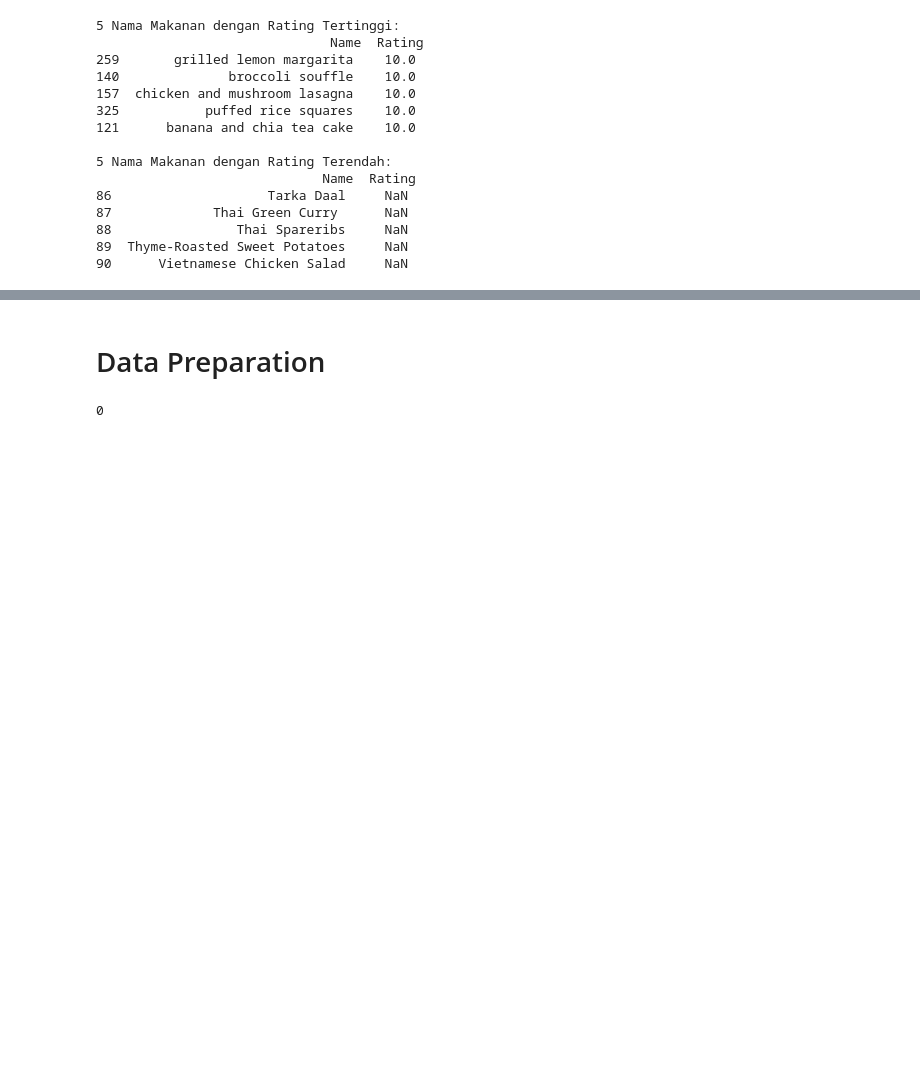
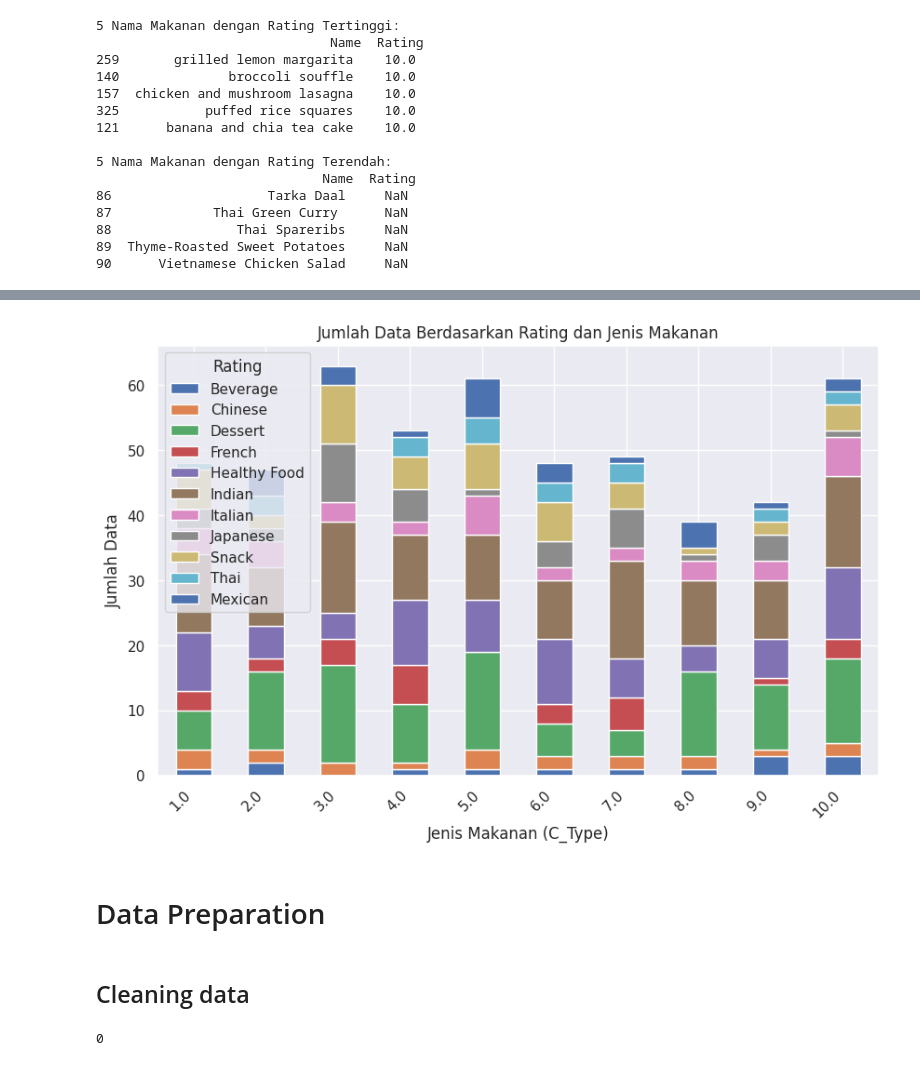
Before and after one commit to novianto13/Proyek-akhir-ML-Terapan, a Jupyter notebook: Proyek_akhir_ML_Terapan_Novianto.ipynb, the cells around one changed output, grey strips where cells are left out. Saved outputs shown, nothing was run; the diff lists cells and outputs as text; code cells hidden in the pictures; blank space fills up the shorter version.

```diff
--- a/Proyek_akhir_ML_Terapan_Novianto.ipynb
+++ b/Proyek_akhir_ML_Terapan_Novianto.ipynb
@@ -247,5 +325,25 @@ print("\n5 Nama Makanan dengan Rating Terendah:\n", bottom_5_foods)
+# %%
+# Mengambil data dari tabel rating_food_counts
+rating_food_counts = food_rating.groupby(['Rating', 'C_Type']).size().unstack(fill_value=0)
+
+# Membuat grafik batang bertumpuk
+rating_food_counts.plot(kind='bar', stacked=True, figsize=(10, 6))
+
+# Menambahkan label dan judul
+plt.xlabel("Jenis Makanan (C_Type)")
+plt.ylabel("Jumlah Data")
+plt.title("Jumlah Data Berdasarkan Rating dan Jenis Makanan")
+plt.xticks(rotation=45, ha='right')  # Rotasi label sumbu x agar mudah dibaca
+plt.legend(title='Rating')
+
+# Menampilkan grafik
+plt.show()
+# %% [output]
+[figure, added]
 # %% [markdown]
 # Data Preparation
+# %% [markdown]
+## Cleaning data
 # %%
 food_rating.duplicated().sum()
 # %% [output]
```
Also changed, not shown: parts of 10 cells of this notebook.
